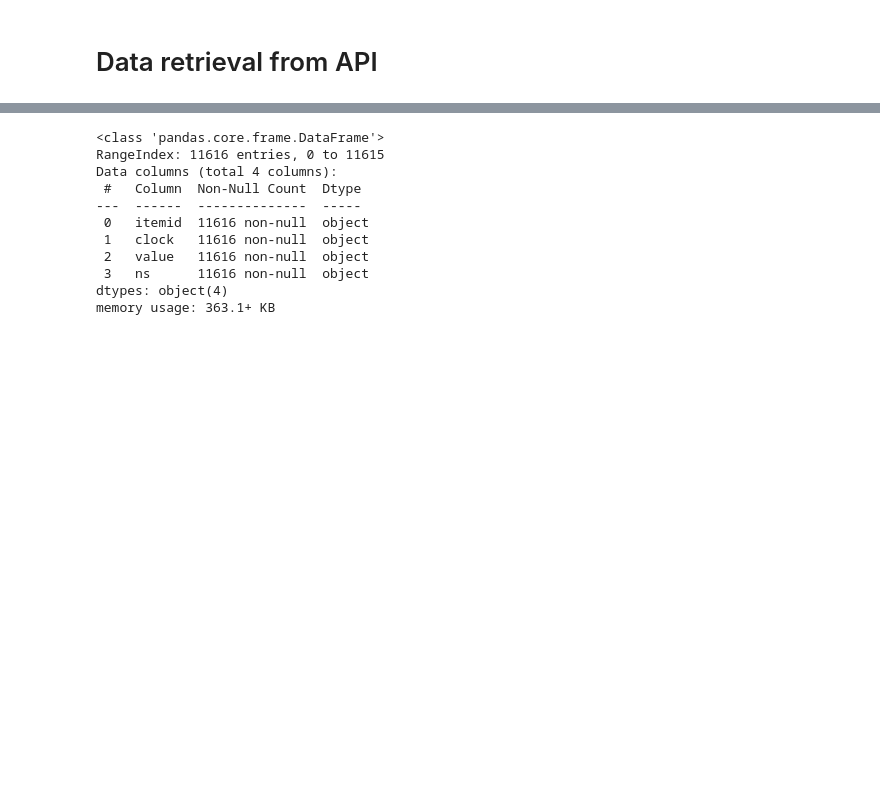
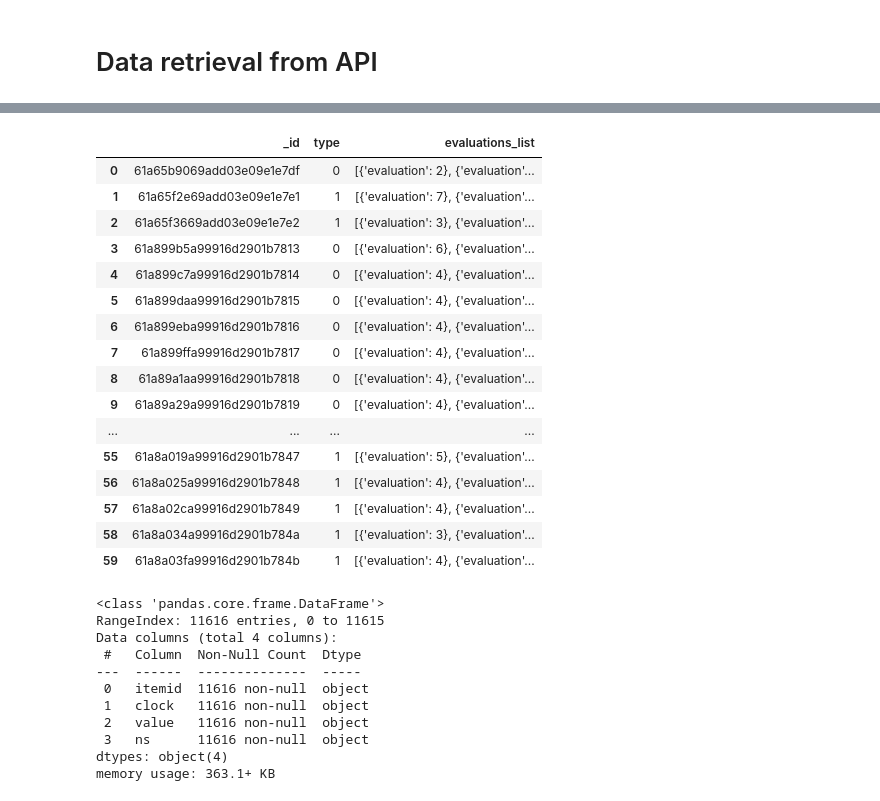
Before and after one commit to emanuelebeozzo/stylegan3-perceptual-test, a Jupyter notebook: data_analysis.ipynb, the cells around one changed output, grey strips where cells are left out. Drawn from its saved outputs; the diff is of its cells as text; code cells hidden in the pictures; blank space fills up the shorter version.

```diff
--- a/data_analysis.ipynb
+++ b/data_analysis.ipynb
@@ -14,6 +14,25 @@ print(response.json())
 # %%
 # transform data retrieved in pandas dataframe
-dataset = pd.DataFrame.from_dict(memory_data)
+dataframe = pd.json_normalize(response.json())
+dataframe
+# %% [output]
+|  | _id | type | evaluations_list |
+| 0 | 61a65b9069add03e09e1e7df | 0 | [{'evaluation': 2}, {'evaluation'... |
+| 1 | 61a65f2e69add03e09e1e7e1 | 1 | [{'evaluation': 7}, {'evaluation'... |
+| 2 | 61a65f3669add03e09e1e7e2 | 1 | [{'evaluation': 3}, {'evaluation'... |
+| 3 | 61a899b5a99916d2901b7813 | 0 | [{'evaluation': 6}, {'evaluation'... |
+| 4 | 61a899c7a99916d2901b7814 | 0 | [{'evaluation': 4}, {'evaluation'... |
+| 5 | 61a899daa99916d2901b7815 | 0 | [{'evaluation': 4}, {'evaluation'... |
+| 6 | 61a899eba99916d2901b7816 | 0 | [{'evaluation': 4}, {'evaluation'... |
+| 7 | 61a899ffa99916d2901b7817 | 0 | [{'evaluation': 4}, {'evaluation'... |
+| 8 | 61a89a1aa99916d2901b7818 | 0 | [{'evaluation': 4}, {'evaluation'... |
+| 9 | 61a89a29a99916d2901b7819 | 0 | [{'evaluation': 4}, {'evaluation'... |
+| ... | ... | ... | ... |
+| 55 | 61a8a019a99916d2901b7847 | 1 | [{'evaluation': 5}, {'evaluation'... |
+| 56 | 61a8a025a99916d2901b7848 | 1 | [{'evaluation': 4}, {'evaluation'... |
+| 57 | 61a8a02ca99916d2901b7849 | 1 | [{'evaluation': 4}, {'evaluation'... |
+| 58 | 61a8a034a99916d2901b784a | 1 | [{'evaluation': 3}, {'evaluation'... |
+| 59 | 61a8a03fa99916d2901b784b | 1 | [{'evaluation': 4}, {'evaluation'... |
 # %%
 # manipulate memory dataframe in order to set the right datatype and remove useless fields
 memory_data.info()
```
Also changed, not shown: parts of 1 cell of this notebook, 1 other file.
